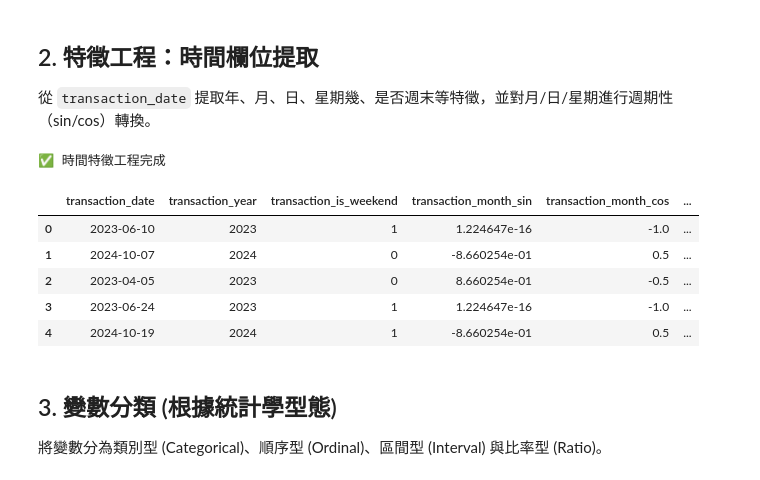
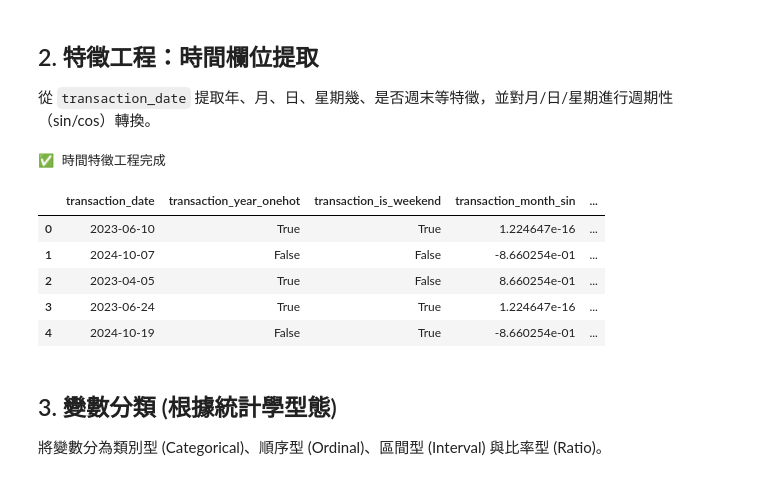
Before and after one commit to BobbleUnderBox/DataMiningG1FinalProject, a Jupyter notebook: notebooks/01_data_preprocessing.ipynb, the cells around one changed output. Cells and saved outputs as stored; diff of their text form; code cells hidden in the pictures.

```diff
--- a/notebooks/01_data_preprocessing.ipynb
+++ b/notebooks/01_data_preprocessing.ipynb
@@ -139,36 +139,38 @@ dtype: int64
 # %%
 if 'transaction_date' in df.columns:
     # 轉換為 datetime
     df['transaction_date'] = pd.to_datetime(df['transaction_date'], errors='coerce')
 
     # 提取時間特徵
-    df['transaction_year'] = df['transaction_date'].dt.year
+    df['transaction_year_onehot'] = df['transaction_date'].dt.year.isin([2023])
     df['transaction_month'] = df['transaction_date'].dt.month
     df['transaction_day'] = df['transaction_date'].dt.day
     df['transaction_dayofweek'] = df['transaction_date'].dt.dayofweek  # 0=Monday, 6=Sunday
-    df['transaction_is_weekend'] = df['transaction_date'].dt.dayofweek.isin([5, 6]).astype(int)
+    df['transaction_is_weekend'] = df['transaction_date'].dt.dayofweek.isin([5, 6])
 
     # 週期性轉換（依照 cluster_guide）
     df['transaction_month_sin'] = np.sin(2 * np.pi * df['transaction_month'] / 12)
     df['transaction_month_cos'] = np.cos(2 * np.pi * df['transaction_month'] / 12)
     df['transaction_day_sin'] = np.sin(2 * np.pi * df['transaction_day'] / 31)
     df['transaction_day_cos'] = np.cos(2 * np.pi * df['transaction_day'] / 31)
     df['transaction_dayofweek_sin'] = np.sin(2 * np.pi * df['transaction_dayofweek'] / 7)
     df['transaction_dayofweek_cos'] = np.cos(2 * np.pi * df['transaction_dayofweek'] / 7)
 
     print("✅ 時間特徵工程完成")
-    display(df[['transaction_date', 'transaction_year', 'transaction_is_weekend',
+    display(df[['transaction_date', 'transaction_year_onehot', 'transaction_is_weekend',
                 'transaction_month_sin', 'transaction_month_cos',
                 'transaction_day_sin', 'transaction_day_cos',
                 'transaction_dayofweek_sin', 'transaction_dayofweek_cos']].head())
+
+    df = df.drop(columns=['transaction_date'])
 # %% [output]
 ✅ 時間特徵工程完成
-|  | transaction_date | transaction_year | transaction_is_weekend | transaction_month_sin | transaction_month_cos | ... |
-| 0 | 2023-06-10 | 2023 | 1 | 1.224647e-16 | -1.0 | ... |
-| 1 | 2024-10-07 | 2024 | 0 | -8.660254e-01 | 0.5 | ... |
-| 2 | 2023-04-05 | 2023 | 0 | 8.660254e-01 | -0.5 | ... |
-| 3 | 2023-06-24 | 2023 | 1 | 1.224647e-16 | -1.0 | ... |
-| 4 | 2024-10-19 | 2024 | 1 | -8.660254e-01 | 0.5 | ... |
+|  | transaction_date | transaction_year_onehot | transaction_is_weekend | transaction_month_sin | ... |
+| 0 | 2023-06-10 | True | True | 1.224647e-16 | ... |
+| 1 | 2024-10-07 | False | False | -8.660254e-01 | ... |
+| 2 | 2023-04-05 | True | False | 8.660254e-01 | ... |
+| 3 | 2023-06-24 | True | True | 1.224647e-16 | ... |
+| 4 | 2024-10-19 | False | True | -8.660254e-01 | ... |
 # %% [markdown]
 ## 3. 變數分類 (根據統計學型態)
 將變數分為類別型 (Categorical)、順序型 (Ordinal)、區間型 (Interval) 與比率型 (Ratio)。
```
Also changed, not shown: parts of 10 cells of this notebook, 5 other files.
